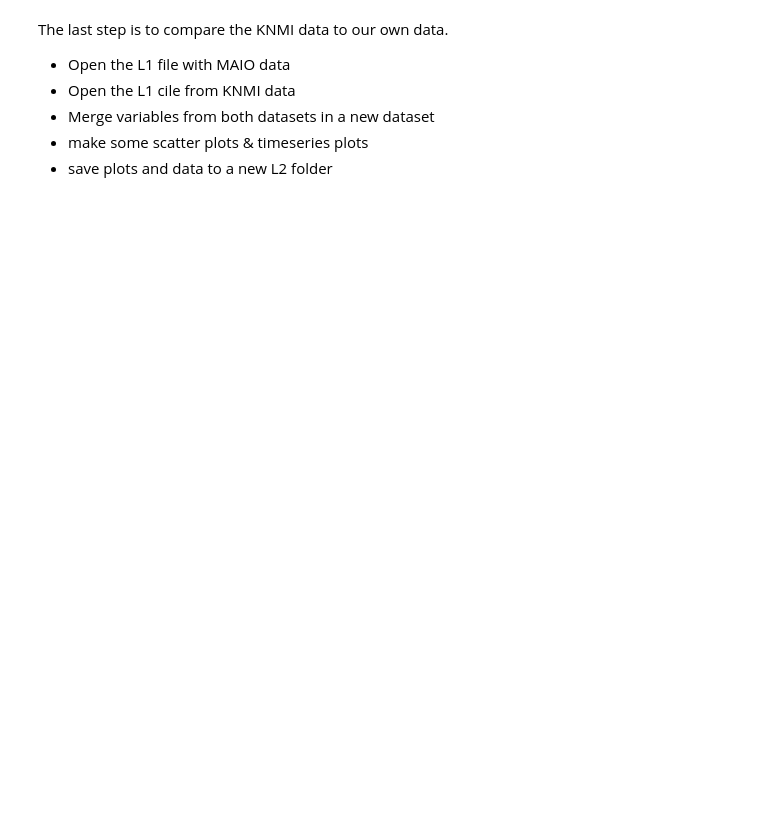
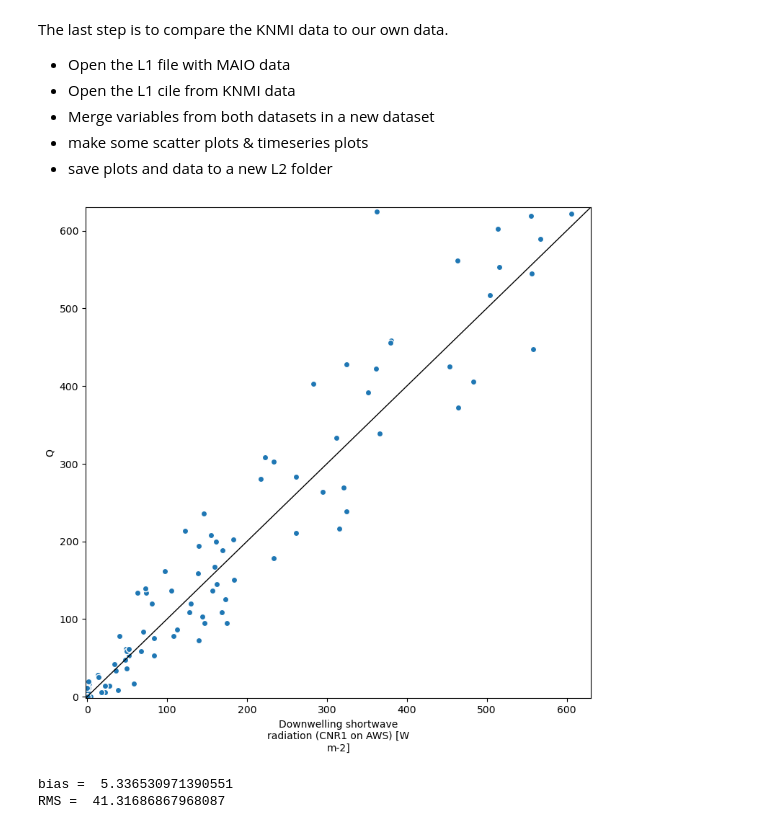
Before and after one commit to pkuipersmunneke/MAIO-UU, a Jupyter notebook: Lecture6.ipynb, the cells around one changed output. Drawn from its saved outputs; the diff is of its cells as text; code cells hidden in the pictures; blank space fills up the shorter version.

```diff
--- a/Lecture6.ipynb
+++ b/Lecture6.ipynb
@@ -11,5 +11,5 @@ import matplotlib.pyplot as plt
 import datetime
 # %%
 # Get the location of current folder
-base_dir = sys.path[0]
+base_dir = "/Users/pkm/MAIO-UU/"
 print(base_dir)
@@ -242,10 +263,10 @@ ds_2 = xr.open_dataset(file[0])#,engine='scipy')
 ds_out = xr.merge([ds_1,ds_2])
 # %%
 # Export dataset to net CDF in new folder
-L2_folder  = base_dir + "/Data/UU_Toulouselaan_2024/L2/"
+L2_folder  = base_dir + "/Data/UU_Toulouselaan_2025/L2/"
 
 name = 'MAIO'
-year = '2024'
+year = '2025'
 loc = 'UUTL'
 version = '1.0'
 level = 'L2'
@@ -269,28 +290,32 @@ os.chdir(base_dir)
 # %%
 # Make a scatter plot between 2 variables
 os.chdir(L2_folder)
 
 xvar = "swd_1" #T
 yvar = "Q" #t_0
 
 min = np.nanmin([np.min(ds_out[xvar]).values,np.nanmin(ds_out[yvar].values)])
 max = np.nanmax([np.max(ds_out[xvar]).values,np.nanmax(ds_out[yvar].values)])
 
-
+centimeters = 1/2.54  # centimeters in inches
 fig = plt.figure(figsize=(20*centimeters, 20*centimeters))
 plt.axline((min, min), (max, max), linewidth=1, color='k')
 
 ds_out.plot.scatter(x=xvar, y=yvar)
 plt.xlim([min,max])
 plt.ylim([min,max])
 plt.tight_layout()
 plt.savefig('scatter_%s.png'%(xvar + yvar))
 plt.show()
 
 # COmpute bias and RMSE
 bias = np.nanmean(ds_out[yvar] - ds_out[xvar])
 RMS = np.sqrt(np.nanmean((ds_out[yvar] - ds_out[xvar])**2))
 
 print('bias = ',bias)
 print('RMS = ',RMS)
+# %% [output]
+[figure, added]
+bias =  5.336530971390551
+RMS =  41.31686867968087
 # %%
```
Also changed, not shown: parts of 9 cells of this notebook.
